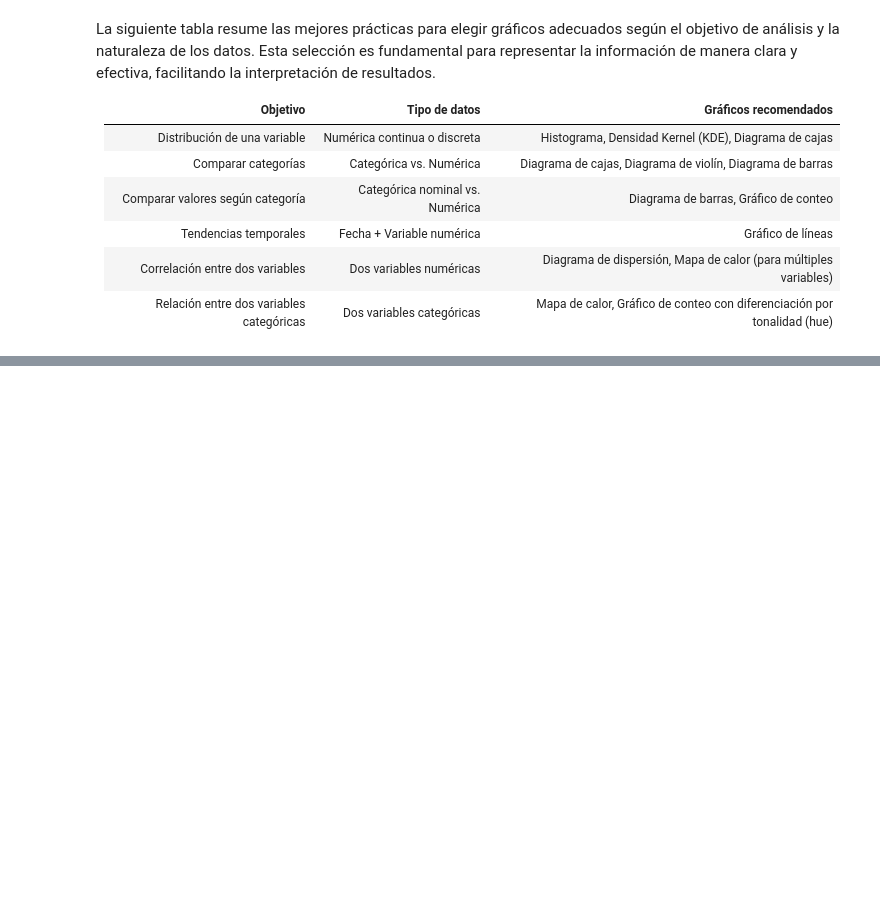
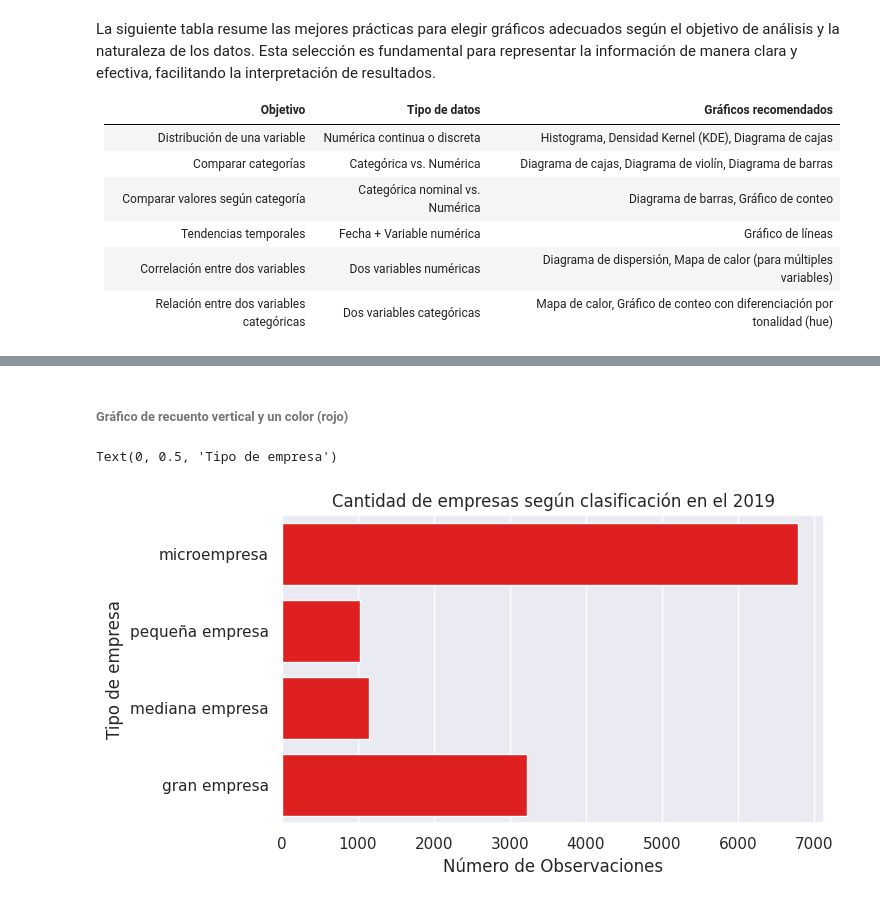
Before and after one commit to JonathanRosasV/PythonBasico2, a Jupyter notebook: Clase_1/python2_clase-1_lab.ipynb, the cells around one changed output, grey strips where cells are left out. Drawn from its saved outputs; the diff is of its cells as text; code cells hidden in the pictures; blank space fills up the shorter version.

```diff
--- a/Clase_1/python2_clase-1_lab.ipynb
+++ b/Clase_1/python2_clase-1_lab.ipynb
@@ -56,0 +154,14 @@ Data:
+# %% [markdown]
+###### Gráfico de recuento vertical y un color (rojo)
+# %%
+sns.set(style="darkgrid")
+fig, ax = plt.subplots(figsize=(7,4))
+
+x = sns.countplot(y = "empresa", data=df[df['year'] == "2019" ], color = 'red')
+
+plt.title('Cantidad de empresas según clasificación en el 2019')
+plt.xlabel('Número de Observaciones')
+plt.ylabel('Tipo de empresa')
+# %% [output]
+Text(0, 0.5, 'Tipo de empresa')
+[figure, added]
```
Also changed, not shown: parts of 32 cells of this notebook.
